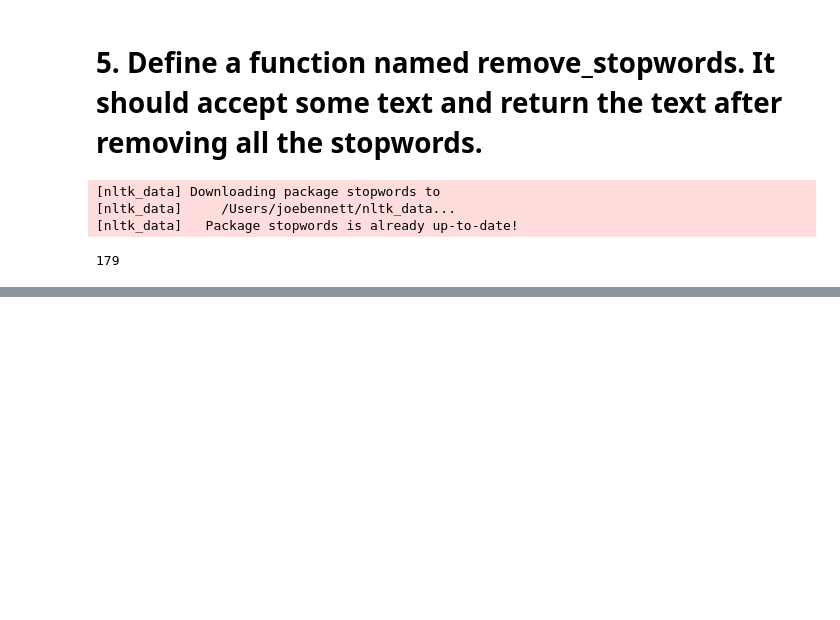
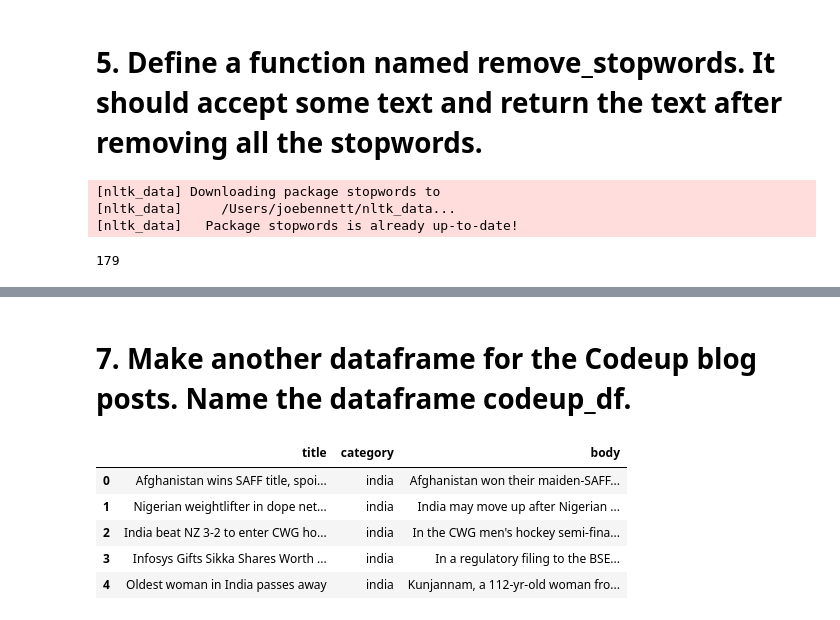
Before and after one commit to joe-bennett/natural-language-processing-exercises, a Jupyter notebook: prepare_workbook.ipynb, the cells around one changed output, grey strips where cells are left out. Drawn from its saved outputs; the diff is of its cells as text; code cells hidden in the pictures; blank space fills up the shorter version.

```diff
--- a/prepare_workbook.ipynb
+++ b/prepare_workbook.ipynb
@@ -139,0 +179,11 @@ TypeError: remove_stopwords() missing 2 required positional arguments: 'extra_wo
+# %% [markdown]
+# 7. Make another dataframe for the Codeup blog posts. Name the dataframe codeup_df.
+# %%
+news_df.head()
+# %% [output]
+|  | title | category | body |
+| 0 | Afghanistan wins SAFF title, spoi... | india | Afghanistan won their maiden-SAFF... |
+| 1 | Nigerian weightlifter in dope net... | india | India may move up after Nigerian ... |
+| 2 | India beat NZ 3-2 to enter CWG ho... | india | In the CWG men's hockey semi-fina... |
+| 3 | Infosys Gifts Sikka Shares Worth ... | india | In a regulatory filing to the BSE... |
+| 4 | Oldest woman in India passes away | india | Kunjannam, a 112-yr-old woman fro... |
```
Also changed, not shown: parts of 11 cells of this notebook, 3 other files.
